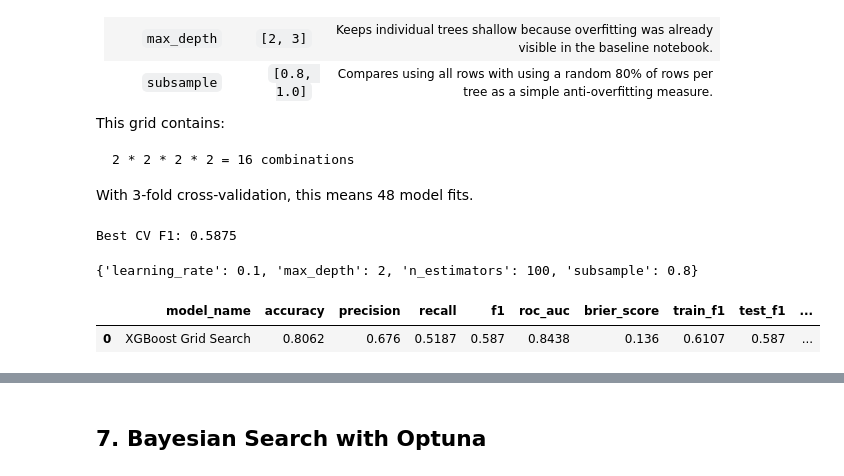
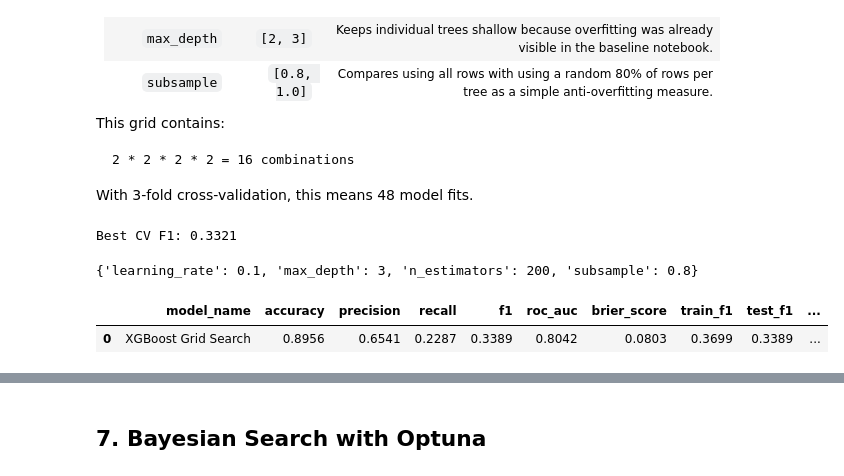
Before and after one commit to PatriciaDelgadoGorostiza/ads2-bank-marketing-project, a Jupyter notebook: notebooks/05_hyperparameter_optimization.ipynb, the cells around one changed output, grey strips where cells are left out. Saved outputs shown, nothing was run; the diff lists cells and outputs as text; code cells hidden in the pictures.

```diff
--- a/notebooks/05_hyperparameter_optimization.ipynb
+++ b/notebooks/05_hyperparameter_optimization.ipynb
@@ -131,8 +131,8 @@ Model results directory: /home/cbaldermann/Projekte/ADS_II_MLOPS/2026-06-ads-II-
 # %%
 X_train = pd.read_csv(PROCESSED_DIR / "X_train_processed.csv")
 X_test = pd.read_csv(PROCESSED_DIR / "X_test_processed.csv")
-y_train = pd.read_csv(PROCESSED_DIR / "y_train.csv")["ChurnBinary"]
-y_test = pd.read_csv(PROCESSED_DIR / "y_test.csv")["ChurnBinary"]
+y_train = pd.read_csv(PROCESSED_DIR / "y_train.csv")["y_binary"]
+y_test = pd.read_csv(PROCESSED_DIR / "y_test.csv")["y_binary"]
 test_metadata = pd.read_csv(PROCESSED_DIR / "test_metadata.csv")
 
 print(f"X_train: {X_train.shape}")
@@ -349,11 +325,11 @@ grid_search.fit(X_train, y_train)
 print(f"Best CV F1: {grid_search.best_score_:.4f}")
 grid_search.best_params_
 # %% [output]
-Best CV F1: 0.5875
+Best CV F1: 0.3321
-{'learning_rate': 0.1, 'max_depth': 2, 'n_estimators': 100, 'subsample': 0.8}
+{'learning_rate': 0.1, 'max_depth': 3, 'n_estimators': 200, 'subsample': 0.8}
 # %%
-grid_result = evaluate_model(grid_search.best_estimator_, "XGBoost Grid Search", BUSINESS_PARAMS)
+grid_result = evaluate_model(grid_search.best_estimator_, "XGBoost Grid Search")
 pd.DataFrame([{k: v for k, v in grid_result.items() if not isinstance(v, (dict, list)) and k not in ["confusion_matrix", "classification_report"]}]).round(4)
 # %% [output]
 |  | model_name | accuracy | precision | recall | f1 | roc_auc | brier_score | train_f1 | test_f1 | ... |
-| 0 | XGBoost Grid Search | 0.8062 | 0.676 | 0.5187 | 0.587 | 0.8438 | 0.136 | 0.6107 | 0.587 | ... |
+| 0 | XGBoost Grid Search | 0.8956 | 0.6541 | 0.2287 | 0.3389 | 0.8042 | 0.0803 | 0.3699 | 0.3389 | ... |
```
Also changed, not shown: parts of 27 cells of this notebook, 9 other files.
